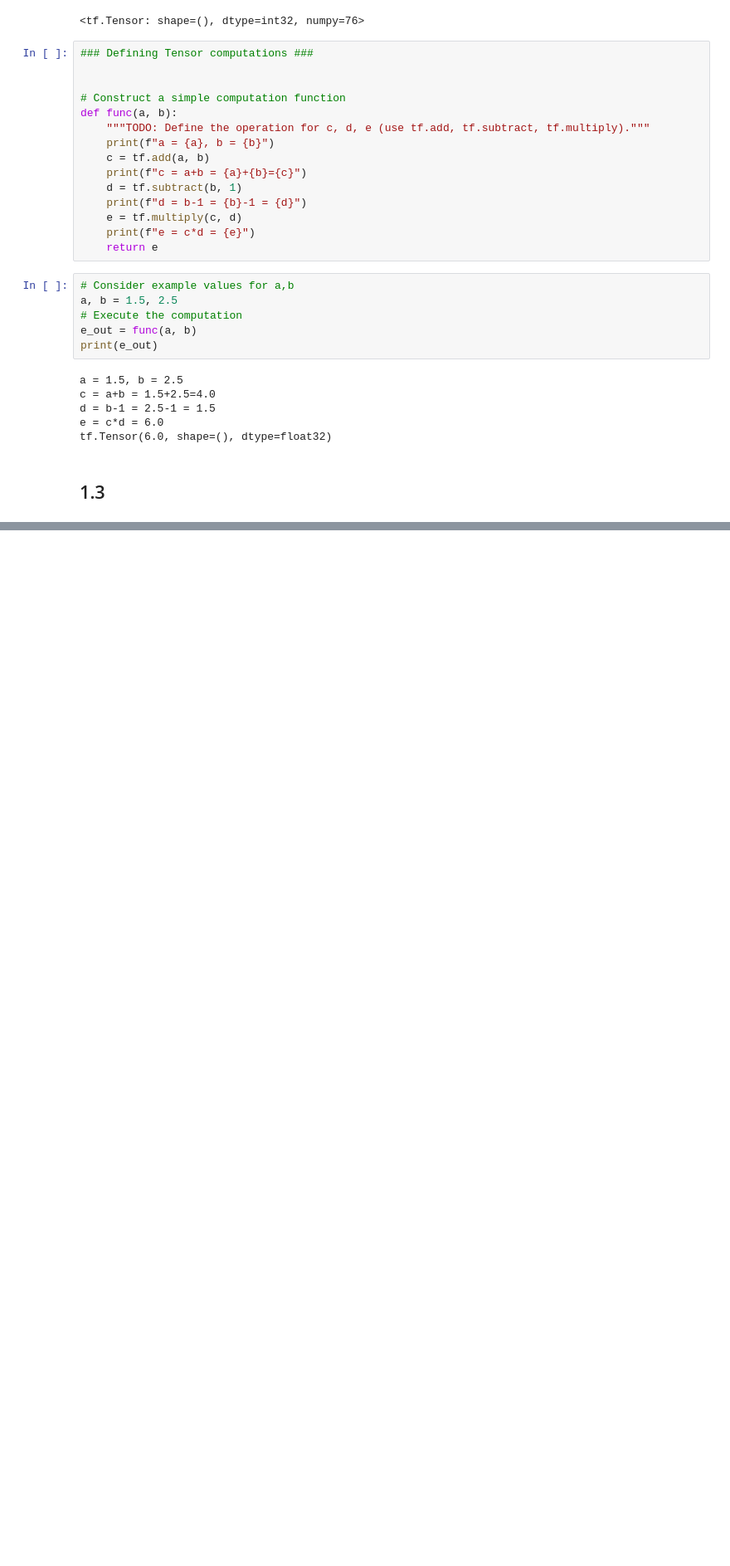
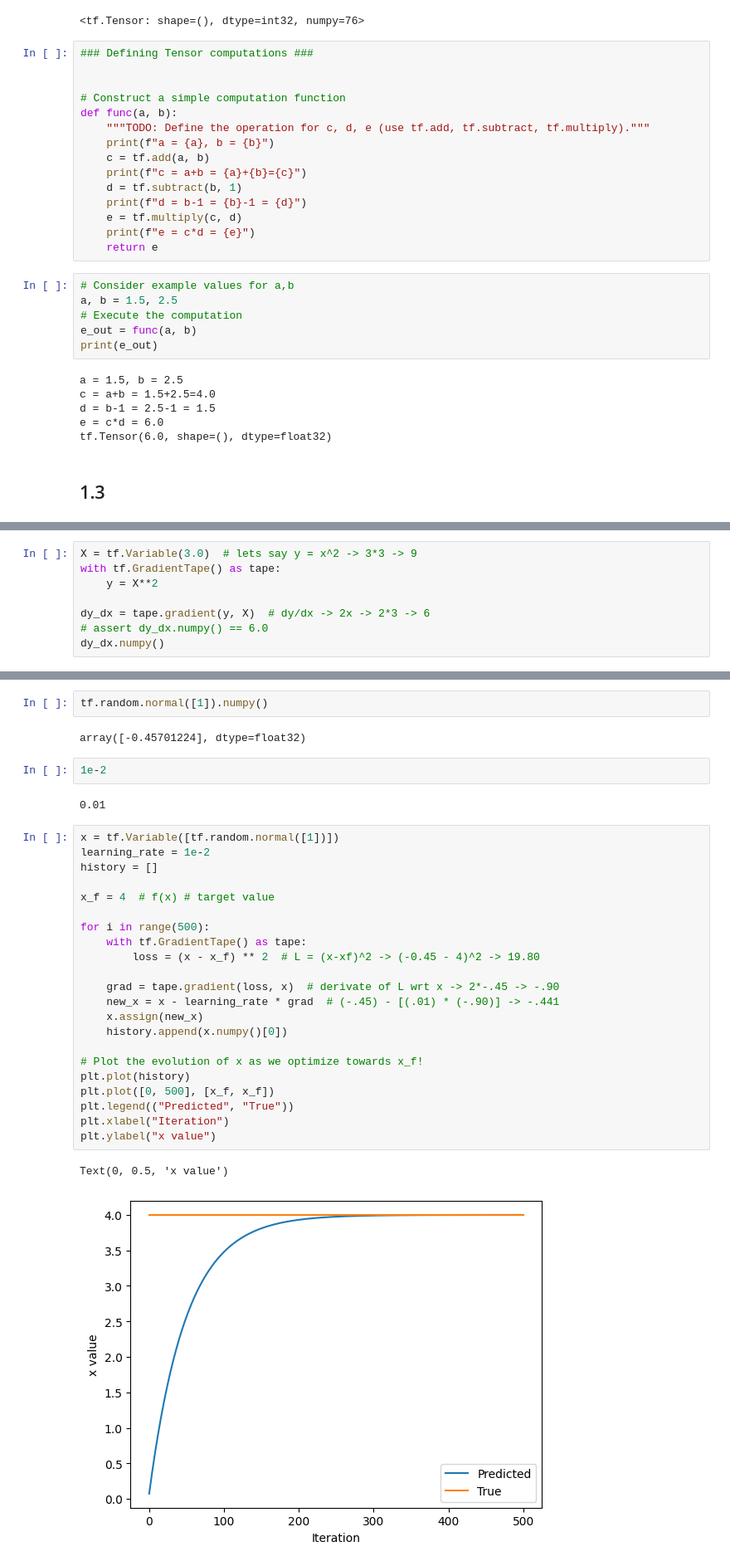
Before and after one commit to Friend09/practise_mit_dl_2024, a Jupyter notebook: notebooks/practise_Part1_TensorFlow.ipynb, the cells around one changed output, grey strips where cells are left out. Shown at 83% size. Cells and saved outputs as stored; diff of their text form; blank space fills up the shorter version.

```diff
--- a/notebooks/practise_Part1_TensorFlow.ipynb
+++ b/notebooks/practise_Part1_TensorFlow.ipynb
@@ -96,0 +222,8 @@ tf.Tensor(6.0, shape=(), dtype=float32)
+# %%
+X = tf.Variable(3.0)  # lets say y = x^2 -> 3*3 -> 9
+with tf.GradientTape() as tape:
+    y = X**2
+
+dy_dx = tape.gradient(y, X)  # dy/dx -> 2x -> 2*3 -> 6
+# assert dy_dx.numpy() == 6.0
+dy_dx.numpy()
@@ -96,0 +232,33 @@ tf.Tensor(6.0, shape=(), dtype=float32)
+# %%
+tf.random.normal([1]).numpy()
+# %% [output]
+array([-0.45701224], dtype=float32)
+# %%
+1e-2
+# %% [output]
+0.01
+# %%
+x = tf.Variable([tf.random.normal([1])])
+learning_rate = 1e-2
+history = []
+
+x_f = 4  # f(x) # target value
+
+for i in range(500):
+    with tf.GradientTape() as tape:
+        loss = (x - x_f) ** 2  # L = (x-xf)^2 -> (-0.45 - 4)^2 -> 19.80
+
+    grad = tape.gradient(loss, x)  # derivate of L wrt x -> 2*-.45 -> -.90
+    new_x = x - learning_rate * grad  # (-.45) - [(.01) * (-.90)] -> -.441
+    x.assign(new_x)
+    history.append(x.numpy()[0])
+
+# Plot the evolution of x as we optimize towards x_f!
+plt.plot(history)
+plt.plot([0, 500], [x_f, x_f])
+plt.legend(("Predicted", "True"))
+plt.xlabel("Iteration")
+plt.ylabel("x value")
+# %% [output]
+Text(0, 0.5, 'x value')
+[figure, added]
```
Also changed, not shown: parts of 13 cells of this notebook.
